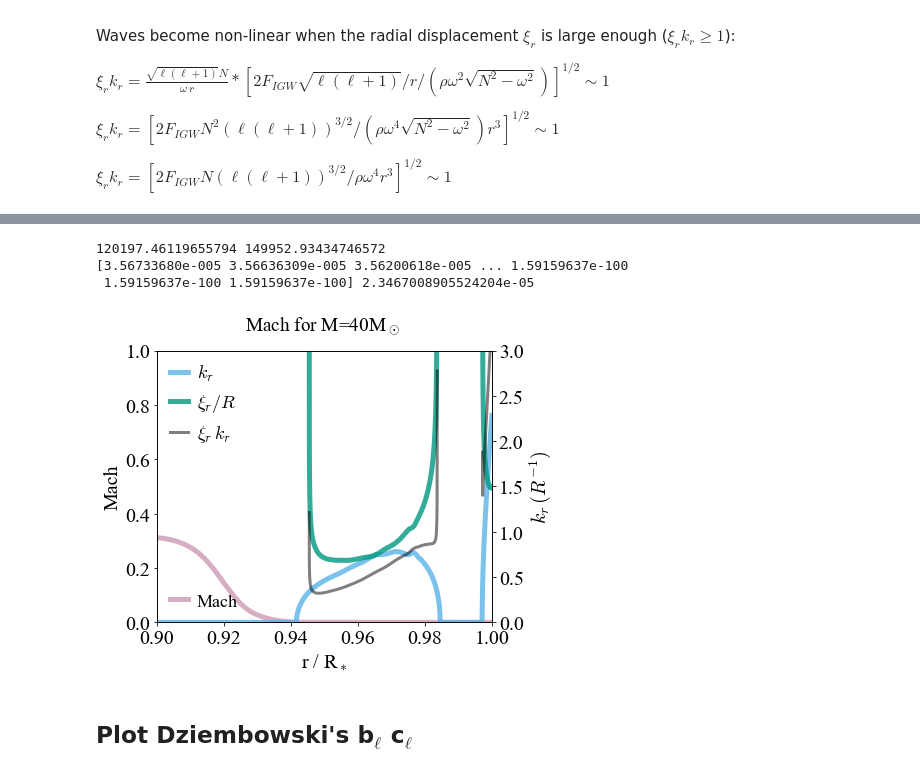
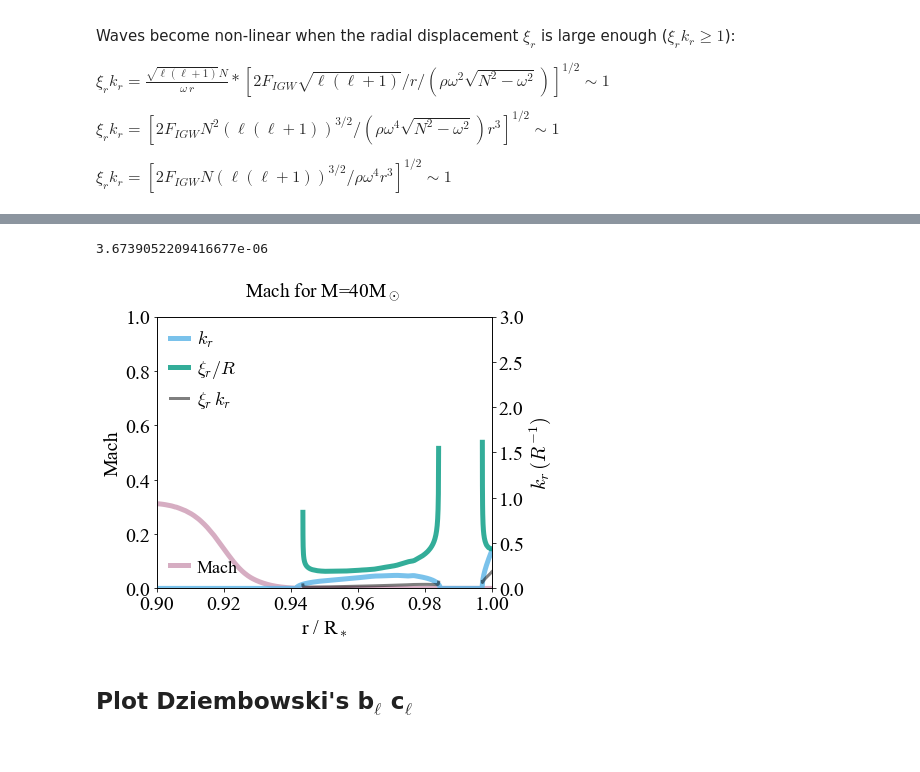
Before and after one commit to matteocantiello/rednoise, a Jupyter notebook: propagation_diagrams.ipynb, the cells around one changed output, grey strips where cells are left out. Drawn from its saved outputs; the diff is of its cells as text; code cells hidden in the pictures.

```diff
--- a/propagation_diagrams.ipynb
+++ b/propagation_diagrams.ipynb
@@ -449,0 +360,8 @@ plt.savefig("Fluxes_40Msun_zoom.pdf")
+# %%
+# Identify FeCZ and Take values in the CZ
+temperature=mesa.temperature
+minT=np.where(temperature > 9e4)
+maxT=np.where(temperature < 1.6e5)
+minT = minT[0][0]
+maxT = maxT[-1][-1]
+print(temperature[minT],temperature[maxT])
@@ -569,76 +503,41 @@ plt.savefig("Propagation40Msun_zoom.pdf")
 # %%
 fig, ax1 = plt.subplots()
-ell=10
-
-# Identify FeCZ and Take values in the CZ
-temperature=mesa.temperature
-minT=np.where(temperature > 1.2e5)
-maxT=np.where(temperature < 1.5e5)
-minT = minT[0][0]
-maxT = maxT[-1][-1]
-print(temperature[minT],temperature[maxT])
+ell=1
 
 ax1.plot(mesa.radius/mesa.radius[1],mach,linewidth=5, color=RED_PURPLE,alpha=0.8,label = r'Mach')
 ax1.set_ylabel(r'Mach')
 ax1.set_xlabel(r'r / R$_*$')
 ax1.set_xlim(0.9,1)
 ax1.set_ylim(0,1)
 legend1 = plt.legend(loc='lower left',fontsize=18,ncol=1)
 
 ax2=ax1.twinx()
-brunt=(1.0/6.283)*10**mesa.log_brunt_N # Brunt in hz
-vc=10**mesa.log_conv_vel               # VC in km/s
-alpha_mlt = 1.6
-hp=mesa.pressure_scale_height
-turnover=alpha_mlt*hp*rsun/vc          # Turnover in seconds
-nu_char=1.0/(2*3.1415*turnover)        # Definition in Bowman et al. 2020
-omega=vc/(alpha_mlt*hp*rsun)           # Definition from Fuller et al. 2014
-
-omega_c =  np.mean(omega[minT:maxT])           # Take a mean of Figw between 100000 and 150000 K
-print(brunt,omega_c)
-omega_c = 5e-6 # We need to have omega < N < Sl
 
 # Calculate radial wavenumber
-
-kr= k_r(ell,brunt,omega_c,mesa.radius)
+print(omega_c)
+kr= k_r(ell,brunt*muhz,omega_c,mesa.radius)
 ax2.plot(mesa.radius/mesa.radius[1],kr,linewidth=5, color=SKY_BLUE,alpha=0.8,label = r'$k_r$')
 #ax2.plot(mesa.radius/mesa.radius[1],np.log10((Figw/F)**0.5),linewidth=5, color=BLUE_GREEN,alpha=0.8,label = r'$\sqrt{F_{IGW}/F_{*}}$')
 
-# Xir kr
-# Calculate Total Stellar Flux
-L=mesa.photosphere_L
-R=mesa.photosphere_r
-F=(L*lsun)/(4*pi*(R*rsun)**2.0)
-# Calculate Convective Flux
-vc=10**mesa.log_conv_vel
-Fc=rho*vc**3.0
-# Calculate IGW Flux
-mach=mesa.conv_vel_div_csound
-Figw=Fc*mach
 
-Figw=np.mean(Figw[minT:maxT])   # Take a mean of Figw between 100000 and 150000 K
-rho=10**mesa.logRho
-
-xir= xi_r(ell,brunt,omega_c,R*rsun, rho, Figw)
+xir= xi_r(ell,brunt*muhz,omega_c,R*rsun, rho, Figw_fecz)
 
 #ax2.plot(mesa.radius/mesa.radius[1],np.log10(kr*xir),linewidth=5, color=BLUE_GREEN,alpha=0.8,label = r'$\xi_r \, k_r$')
 ax2.plot(mesa.radius/mesa.radius[1],xir/(R*rsun),linewidth=5, color=BLUE_GREEN,alpha=0.8,label = r'$\xi_r/ R $')
 ax2.plot(mesa.radius/mesa.radius[1],kr*xir/(R*rsun),linewidth=3, color=BLACK,alpha=0.5,label = r'$\xi_r \, k_r$')
 legend2 = plt.legend(loc='upper left',fontsize=18,ncol=1)
 
 #ax2.set_xlim(0.75,1)
 ax2.set_ylim(0,3)
 ax2.set_ylabel(r'$k_r \, (R^{-1})$')
 
 
 #plt.ylabel(r'$\log \sqrt{F_{IGW}/F_0}$')
 plt.title(r'Mach for M=40M$_\odot$ ') #X$_c$=0.68
 plt.savefig("Fluxes_mach_40Msun.pdf")
 # %% [output]
-120197.46119655794 149952.93434746572
-[3.56733680e-005 3.56636309e-005 3.56200618e-005 ... 1.59159637e-100
- 1.59159637e-100 1.59159637e-100] 2.3467008905524204e-05
+3.6739052209416677e-06
-[figure, old version]
+[figure, new version]
 # %% [markdown]
 ## Plot Dziembowski's b$_\ell$ c$_\ell$
 # %%
```
Also changed, not shown: parts of 14 cells of this notebook.
